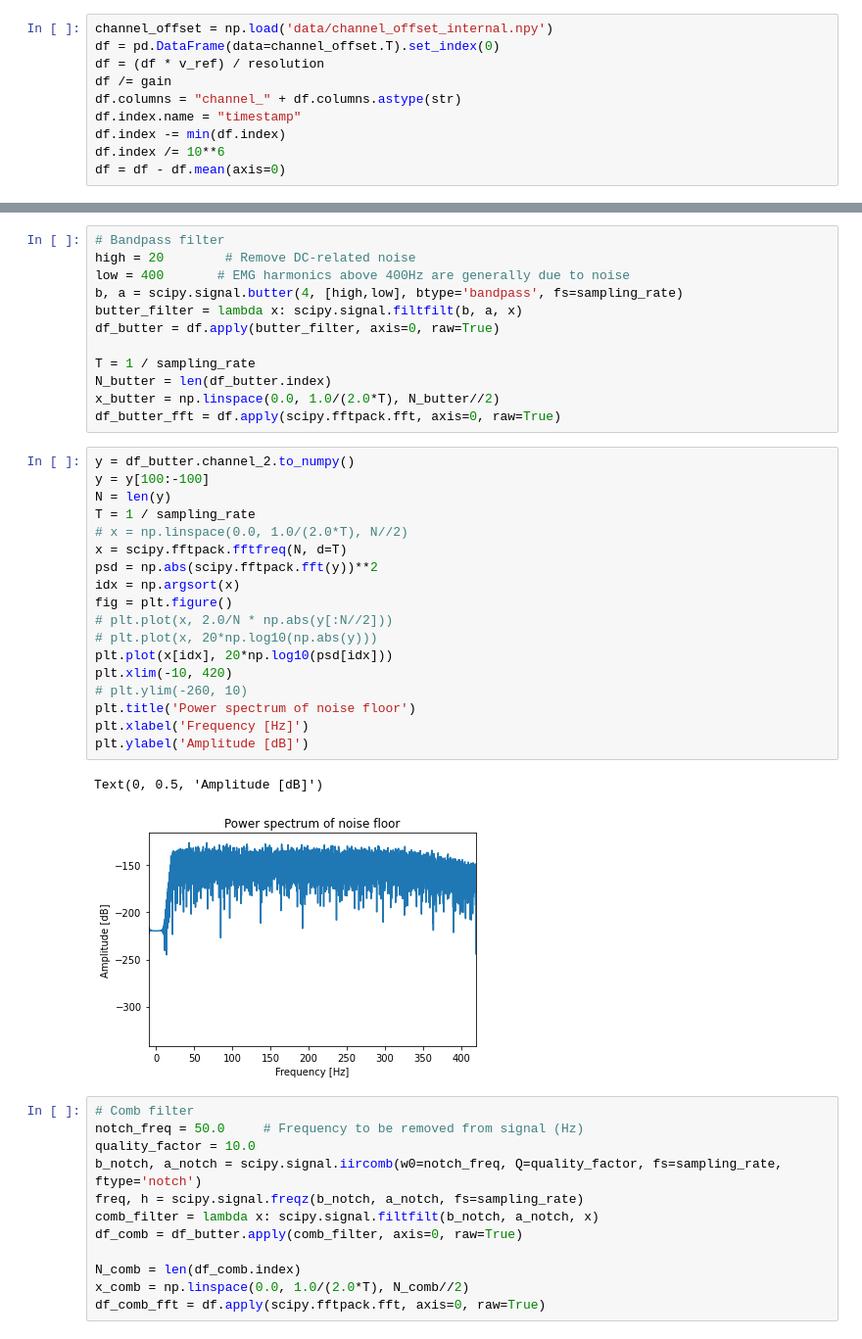
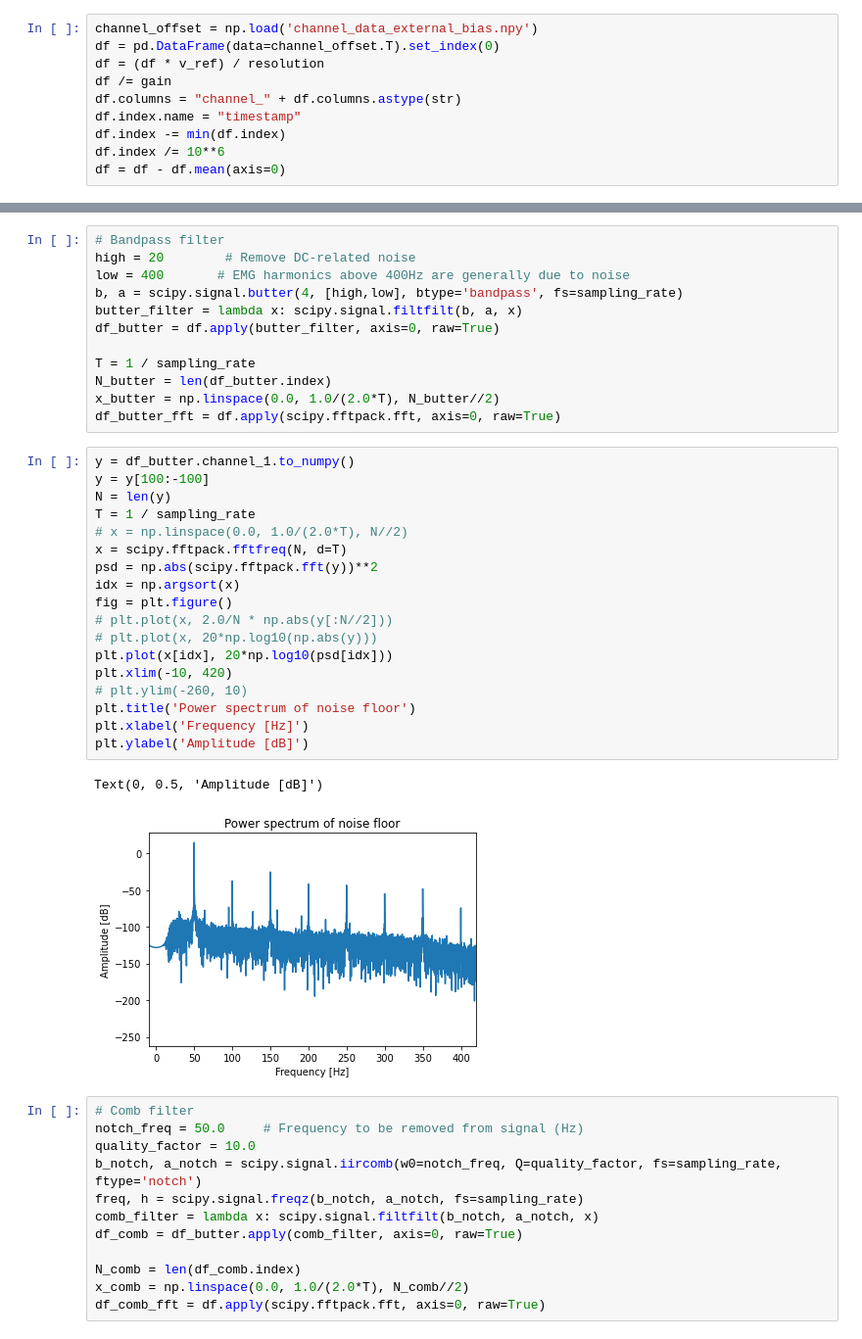
Before and after one commit to kstray/master-thesis-implementation, a Jupyter notebook: emg_processing.ipynb, the cells around one changed output, grey strips where cells are left out. Shown at 98% size. Drawn from its saved outputs; the diff is of its cells as text.

Commit message:
Sample external bias

```diff
--- a/emg_processing.ipynb
+++ b/emg_processing.ipynb
@@ -11,7 +11,7 @@ gain = 12
 v_ref = 4.5
 resolution = (2**23) - 1
 # %%
-channel_offset = np.load('data/channel_offset_internal.npy')
+channel_offset = np.load('channel_data_external_bias.npy')
 df = pd.DataFrame(data=channel_offset.T).set_index(0)
 df = (df * v_ref) / resolution
 df /= gain
@@ -36,26 +36,26 @@ N_butter = len(df_butter.index)
 x_butter = np.linspace(0.0, 1.0/(2.0*T), N_butter//2)
 df_butter_fft = df.apply(scipy.fftpack.fft, axis=0, raw=True)
 # %%
-y = df_butter.channel_2.to_numpy()
+y = df_butter.channel_1.to_numpy()
 y = y[100:-100]
 N = len(y)
 T = 1 / sampling_rate
 # x = np.linspace(0.0, 1.0/(2.0*T), N//2)
 x = scipy.fftpack.fftfreq(N, d=T)
 psd = np.abs(scipy.fftpack.fft(y))**2
 idx = np.argsort(x)
 fig = plt.figure()
 # plt.plot(x, 2.0/N * np.abs(y[:N//2]))
 # plt.plot(x, 20*np.log10(np.abs(y)))
 plt.plot(x[idx], 20*np.log10(psd[idx]))
 plt.xlim(-10, 420)
 # plt.ylim(-260, 10)
 plt.title('Power spectrum of noise floor')
 plt.xlabel('Frequency [Hz]')
 plt.ylabel('Amplitude [dB]')
 # %% [output]
 Text(0, 0.5, 'Amplitude [dB]')
-[figure, old version]
+[figure, new version]
 # %%
 # Comb filter
 notch_freq = 50.0     # Frequency to be removed from signal (Hz)
```
Also changed, not shown: 4 other files.
